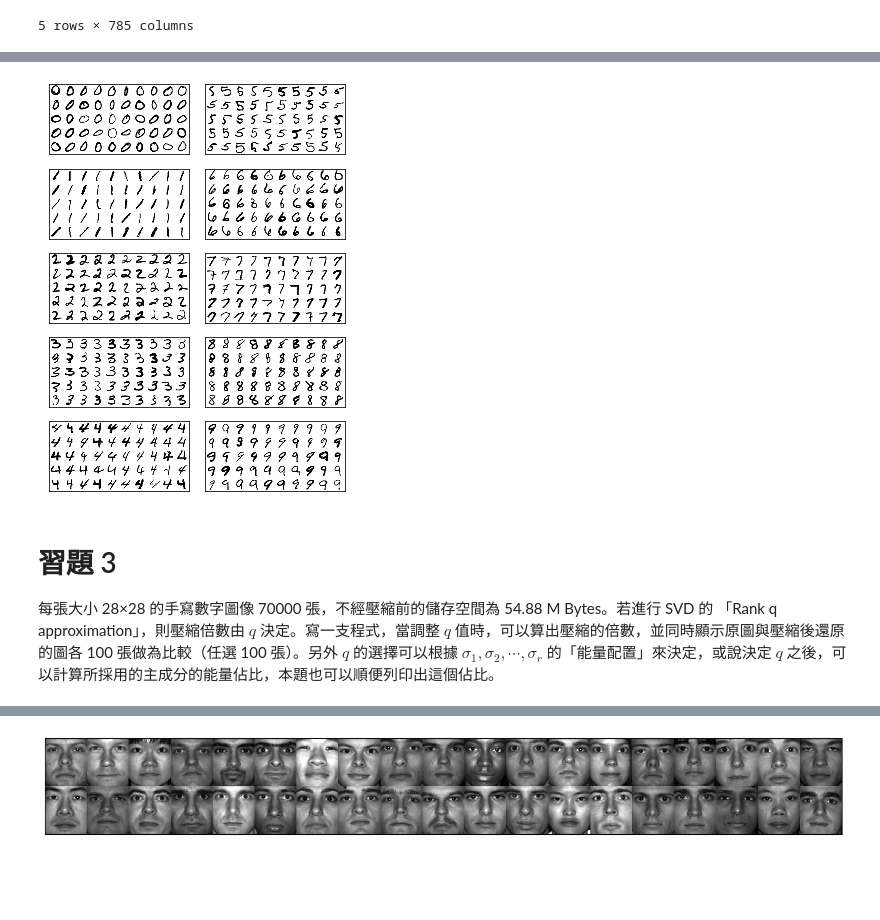
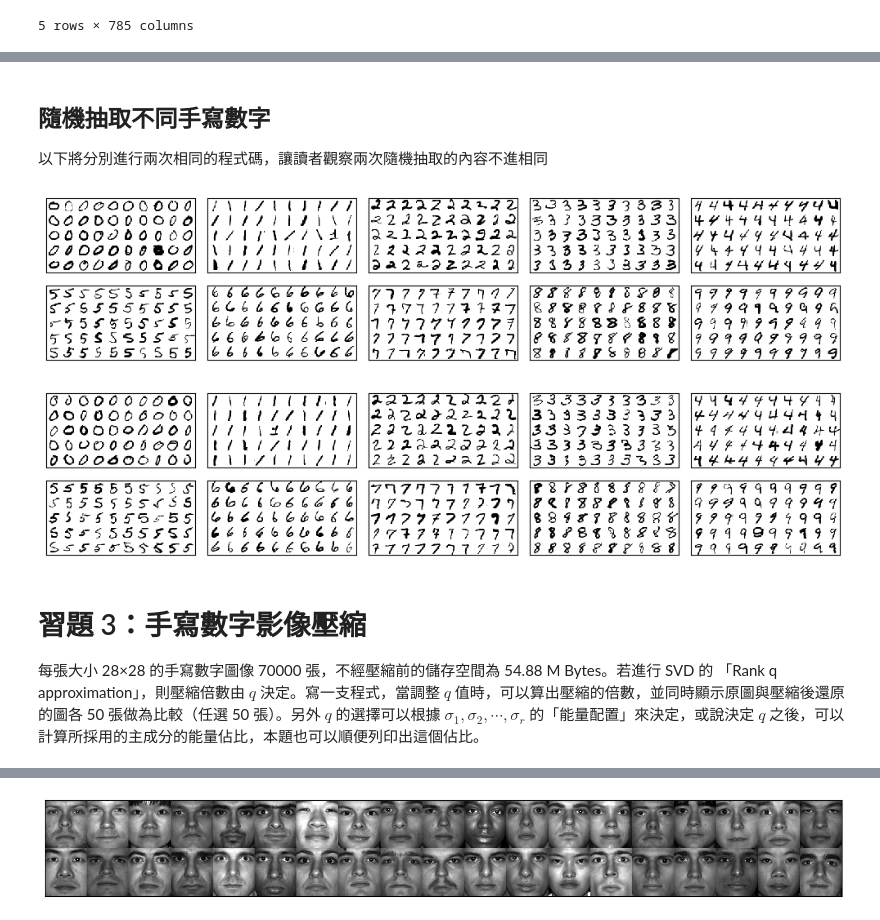
Before and after one commit to amy10202808/1112ShallowMachineLearning, a Jupyter notebook: hw2SVD_Image/hw2_711133117_陳怡升_PCA_SVD_in_Image.ipynb, the cells around one changed output, grey strips where cells are left out. Saved outputs shown, nothing was run; the diff lists cells and outputs as text; code cells hidden in the pictures; blank space fills up the shorter version.

```diff
--- a/hw2SVD_Image/hw2_711133117_陳怡升_PCA_SVD_in_Image.ipynb
+++ b/hw2SVD_Image/hw2_711133117_陳怡升_PCA_SVD_in_Image.ipynb
@@ -118,13 +168,5 @@ p, n = X.shape
 new_img_dict_orig = {}
 compress = [4,8,16,32,64]
 for c in compress:
-    q = int(np.round((p*n-c)/(c*(p+n)),0))
+    q = int(np.round(n*p/(c*(p+n+1)),0))
     new_img_dict_orig[c] = U[:,:q] @ S[:q,:q] @ VT[:q,:]
-# %%
-keyyy = new_img_dict_orig.keys()
-fig, ax = plt.subplots(nrows=1, ncols=len(keyyy), sharey=True, figsize=(10,15))
-for e, c in enumerate(keyyy):
-    ax[e].imshow(new_img_dict_orig.get(c), cmap=plt.cm.gray)
-    ax[e].set_title("壓縮率：{}".format(c), fontname="Microsoft JhengHei")
-plt.tight_layout()
-plt.show()
@@ -234,5 +221,5 @@ plt.show()
 # %%
-df = pd.read_csv(datafile + r'\mnist_number.csv')
+df = pd.read_csv(imgfile + r'\mnist_number.csv')
 X = df.copy().iloc[:, :-1]; y = df.copy().loc[:,'anser']
 print(df.shape)
 df.head(5)
@@ -248,7 +244,9 @@ df.head(5)
 # %%
 def montage(A, m, n, sz):
+    if type(A)==pd.core.frame.DataFrame:
+        A = np.array(A)
     M = np.zeros((m*sz[0], n*sz[1])) # montage image
     for i in range(0,m):
         for j in range(0,n):
-            M[i*sz[0]:(i+1)*sz[0], j*sz[1]:(j+1)*sz[1]] = A.iloc[i*n+j,:].values.reshape(sz[0], sz[1])
+            M[i*sz[0]:(i+1)*sz[0], j*sz[1]:(j+1)*sz[1]] = A[i*n+j,:].reshape(sz[0], sz[1])
     return M
@@ -264,18 +264,36 @@ plt.show()
+# %% [markdown]
+## 隨機抽取不同手寫數字
+以下將分別進行兩次相同的程式碼，讓讀者觀察兩次隨機抽取的內容不進相同
 # %%
 m = 5; n = 10
-fig, axs = plt.subplots(5, 2, figsize=(4.5,6))
+fig, axs = plt.subplots(2, 5, figsize=(10,2.5))
 for e, num in enumerate(set(df['anser'])):
     sample_idx = df.index[df['anser']==num]
     want_idx = np.random.choice(sample_idx, replace=False, size=m*n)
     A = X.loc[want_idx,:]
     M = montage(A, m, n, sz)
-    ax = axs[e%5, e//5]
+    ax = axs[e//5, e%5]
     ax.imshow(M, cmap=plt.cm.gray_r , interpolation='nearest')
     ax.set_xticks ([]), ax.set_yticks ([])
 plt.tight_layout()
 plt.show()
 # %% [output]
-[figure, old version]
+[figure, new version]
+# %%
+m = 5; n = 10
+fig, axs = plt.subplots(2, 5, figsize=(10,2.5))
+for e, num in enumerate(set(df['anser'])):
+    sample_idx = df.index[df['anser']==num]
+    want_idx = np.random.choice(sample_idx, replace=False, size=m*n)
+    A = X.loc[want_idx,:]
+    M = montage(A, m, n, sz)
+    ax = axs[e//5, e%5]
+    ax.imshow(M, cmap=plt.cm.gray_r , interpolation='nearest')
+    ax.set_xticks ([]), ax.set_yticks ([])
+plt.tight_layout()
+plt.show()
+# %% [output]
+[figure, added]
 # %% [markdown]
-# 習題 3
-每張大小 28×28 的手寫數字圖像 70000 張，不經壓縮前的儲存空間為 54.88 M Bytes。若進行 SVD 的 「Rank q approximation」，則壓縮倍數由 $q$ 決定。寫一支程式，當調整 $q$ 值時，可以算出壓縮的倍數，並同時顯示原圖與壓縮後還原的圖各 100 張做為比較（任選 100 張）。另外 $q$ 的選擇可以根據 $\sigma_1, \sigma_2, \cdots,  \sigma_r$ 的「能量配置」來決定，或說決定 $q$ 之後，可以計算所採用的主成分的能量佔比，本題也可以順便列印出這個佔比。
+# 習題 3：手寫數字影像壓縮
+每張大小 28×28 的手寫數字圖像 70000 張，不經壓縮前的儲存空間為 54.88 M Bytes。若進行 SVD 的 「Rank q approximation」，則壓縮倍數由 $q$ 決定。寫一支程式，當調整 $q$ 值時，可以算出壓縮的倍數，並同時顯示原圖與壓縮後還原的圖各 50 張做為比較（任選 50 張）。另外 $q$ 的選擇可以根據 $\sigma_1, \sigma_2, \cdots,  \sigma_r$ 的「能量配置」來決定，或說決定 $q$ 之後，可以計算所採用的主成分的能量佔比，本題也可以順便列印出這個佔比。
```
Also changed, not shown: parts of 67 cells of this notebook, 1 other file.
